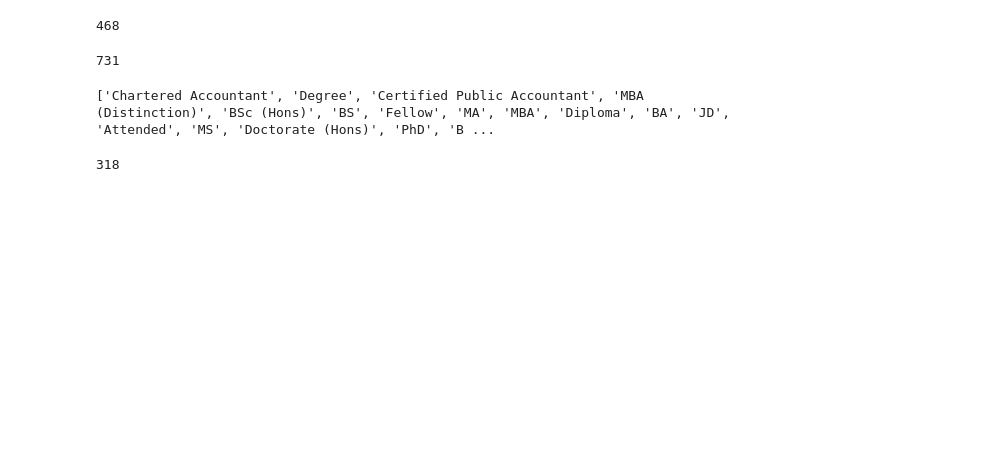
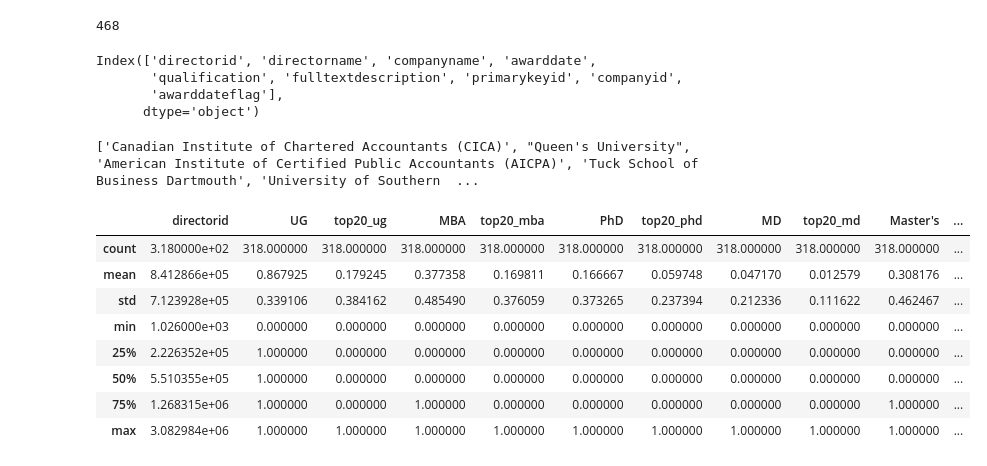
Before and after one commit to thefleok/QMSS_CEO_Thesis, a Jupyter notebook: Data Wrangling/core_data_workflow.ipynb, the cells around one changed output. Drawn from its saved outputs; the diff is of its cells as text; code cells hidden in the pictures; blank space fills up the shorter version.

Commit message:
2026.04.24 1024pm basic data wrangling complete, pre commenting code now

```diff
--- a/Data Wrangling/core_data_workflow.ipynb
+++ b/Data Wrangling/core_data_workflow.ipynb
@@ -90,10 +107,14 @@ ceos.to_csv("csv_data/ceos.csv", index=False)
 # %%
 raw_education = pd.read_csv('csv_data/boardex_raw_educ_pull.csv')
 len(raw_education)
+raw_education.columns
 # %% [output]
-731
+Index(['directorid', 'directorname', 'companyname', 'awarddate',
+       'qualification', 'fulltextdescription', 'primarykeyid', 'companyid',
+       'awarddateflag'],
+      dtype='object')
 # %%
-print(raw_education['qualification'].unique().tolist())
+print(raw_education['companyname'].unique().tolist())
 # %% [output]
-['Chartered Accountant', 'Degree', 'Certified Public Accountant', 'MBA (Distinction)', 'BSc (Hons)', 'BS', 'Fellow', 'MA', 'MBA', 'Diploma', 'BA', 'JD', 'Attended', 'MS', 'Doctorate (Hons)', 'PhD', 'B ...
+['Canadian Institute of Chartered Accountants (CICA)', "Queen's University", 'American Institute of Certified Public Accountants (AICPA)', 'Tuck School of Business Dartmouth', 'University of Southern  ...
 # %%
@@ -156,7 +254,18 @@ for index, row in raw_education.iterrows():
 
 education = pd.DataFrame.from_dict(records, orient='index').reset_index(drop=True)
+# %%
+education.describe()
+# %% [output]
+|  | directorid | UG | top20_ug | MBA | top20_mba | PhD | top20_phd | MD | top20_md | Master's | ... |
+| count | 3.180000e+02 | 318.000000 | 318.000000 | 318.000000 | 318.000000 | 318.000000 | 318.000000 | 318.000000 | 318.000000 | 318.000000 | ... |
+| mean | 8.412866e+05 | 0.867925 | 0.179245 | 0.377358 | 0.169811 | 0.166667 | 0.059748 | 0.047170 | 0.012579 | 0.308176 | ... |
+| std | 7.123928e+05 | 0.339106 | 0.384162 | 0.485490 | 0.376059 | 0.373265 | 0.237394 | 0.212336 | 0.111622 | 0.462467 | ... |
+| min | 1.026000e+03 | 0.000000 | 0.000000 | 0.000000 | 0.000000 | 0.000000 | 0.000000 | 0.000000 | 0.000000 | 0.000000 | ... |
+| 25% | 2.226352e+05 | 1.000000 | 0.000000 | 0.000000 | 0.000000 | 0.000000 | 0.000000 | 0.000000 | 0.000000 | 0.000000 | ... |
+| 50% | 5.510355e+05 | 1.000000 | 0.000000 | 0.000000 | 0.000000 | 0.000000 | 0.000000 | 0.000000 | 0.000000 | 0.000000 | ... |
+| 75% | 1.268315e+06 | 1.000000 | 0.000000 | 1.000000 | 0.000000 | 0.000000 | 0.000000 | 0.000000 | 0.000000 | 1.000000 | ... |
+| max | 3.082984e+06 | 1.000000 | 1.000000 | 1.000000 | 1.000000 | 1.000000 | 1.000000 | 1.000000 | 1.000000 | 1.000000 | ... |
 # %%
 education.sort_values(by='directorid', inplace=True)
 len(education)
+education.to_csv("csv_data/EDUCATION_ORGANIZED.csv", index=False)
-# %% [output]
-318
```
Also changed, not shown: parts of 15 cells of this notebook, 17 other files.
